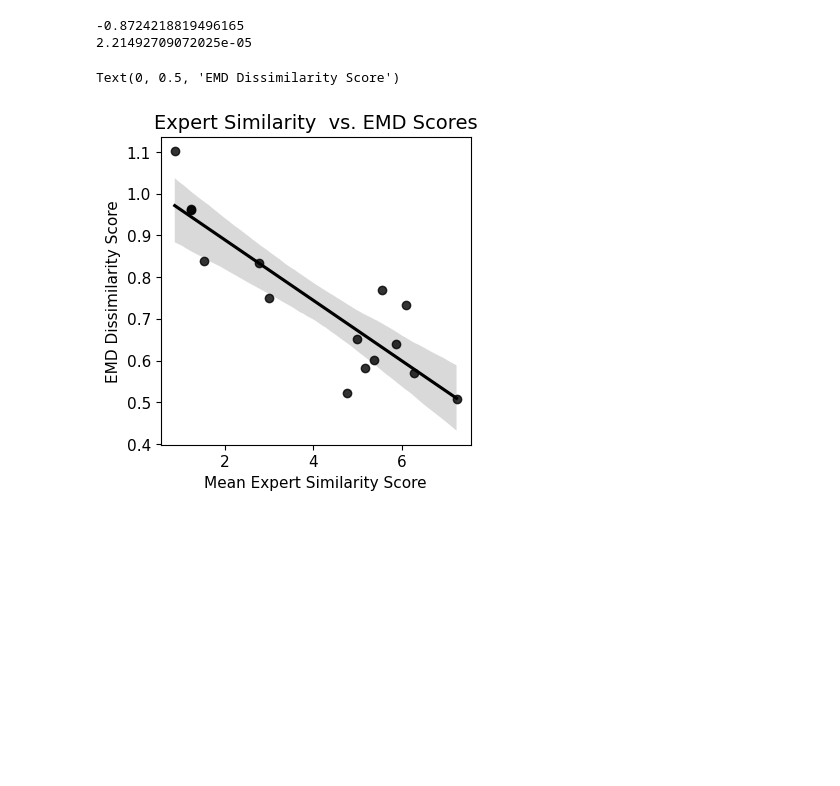
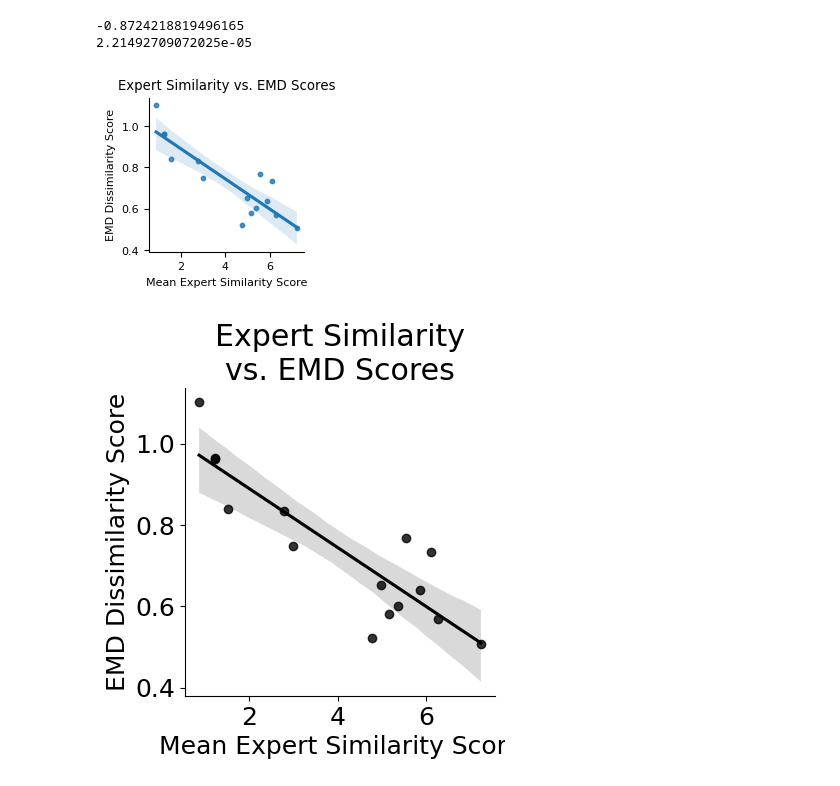
Before and after one commit to theresekoch/AVN_paper, a Jupyter notebook: 05 - Similarity Scoring/01 - Plot EMDs.ipynb, the cells around one changed output. Cells and saved outputs as stored; diff of their text form; code cells hidden in the pictures; blank space fills up the shorter version.

```diff
--- a/05 - Similarity Scoring/01 - Plot EMDs.ipynb
+++ b/05 - Similarity Scoring/01 - Plot EMDs.ipynb
@@ -75,0 +98,2 @@ plt.xlim(0.1, 1.3)
+# %%
+plt.rcParams.update({'font.size' : 18})
@@ -194,0 +296,2 @@ Text(0.5, 1.0, 'Tutor Pupil Dissimiarity Scores')
+# %%
+plt.rcParams.update({'font.size' : 8})
@@ -238,0 +357,2 @@ Text(0.5, 1.0, 'Contrast Indices for Typical Zebra Finches')
+# %%
+plt.rcParams.update({'font.size' : 8})
@@ -289,11 +424,13 @@ print(p_sap)
 0.3266946758680167
 0.23464591437187976
 # %%
-plt.rcParams.update({'font.size': 11})
-plt.figure(figsize=(4,4))
-sns.regplot(data = all_merged, x = "mean_score", y = "%Similarity", color = 'Black')
-plt.title("Expert Similarity Scores vs. \nSAP %Similarity Scores", fontdict = {'size' : 14})
+plt.rcParams.update({'font.size': 8})
+plt.figure(figsize=(2,2))
+sns.regplot(data = all_merged, x = "mean_score", y = "%Similarity", scatter_kws={'s':10} )
+plt.title("Expert Similarity Scores vs. \nSAP %Similarity Scores")
 plt.xlabel("Mean Expert Similarity Score")
 plt.ylabel("SAP %Similarity Score")
-plt.annotate("$r$ = %.3f" % r_sap, xy = (1, 85), fontsize = 14)
+sns.despine()
+plt.savefig('sap vs. human correlation.svg', transparent = True)
+#plt.annotate("$r$ = %.3f" % r_sap, xy = (1, 85), fontsize = 14)
 # %% [output]
@@ -307,14 +443,27 @@ print(p_emd)
 -0.8724218819496165
 2.21492709072025e-05
 # %%
-plt.rcParams.update({'font.size': 11})
+plt.rcParams.update({'font.size': 8})
 
-plt.figure(figsize=(4,4))
-sns.regplot(data = all_merged, x = "mean_score", y = "EMD", color = 'Black')
-plt.title("Expert Similarity  vs. EMD Scores", fontdict = {'size' : 14})
+plt.figure(figsize=(2, 2))
+sns.regplot(data = all_merged, x = "mean_score", y = "EMD", scatter_kws={'s':10})
+plt.title("Expert Similarity vs. EMD Scores")
 plt.xlabel("Mean Expert Similarity Score")
 plt.ylabel("EMD Dissimilarity Score")
+sns.despine()
+plt.savefig('emd_vs_expert_correlation.svg', transparent = True)
 #plt.annotate("$r$ = %.3f" % r_emd, xy = (5, 1.05), fontsize = 14)
 # %% [output]
-Text(0, 0.5, 'EMD Dissimilarity Score')
-[figure, old version]
+[figure, new version]
+# %%
+plt.rcParams.update({'font.size': 18})
+
+plt.figure(figsize=(4,4))
+sns.regplot(data = all_merged, x = "mean_score", y = "EMD", color = 'Black')
+plt.title("Expert Similarity\nvs. EMD Scores")
+plt.xlabel("Mean Expert Similarity Score")
+plt.ylabel("EMD Dissimilarity Score")
+sns.despine()
+plt.savefig('poster_emd_vs_human.svg', transparent = True)
+# %% [output]
+[figure, added]
```
Also changed, not shown: parts of 22 cells of this notebook, 4 other files.
